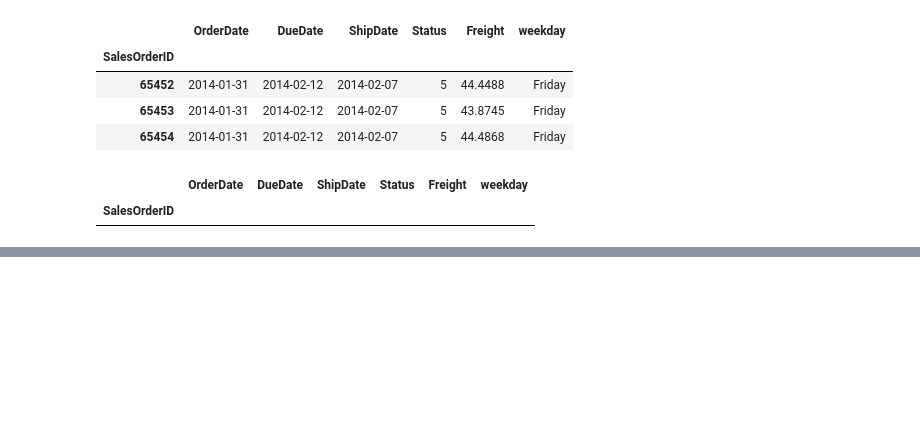
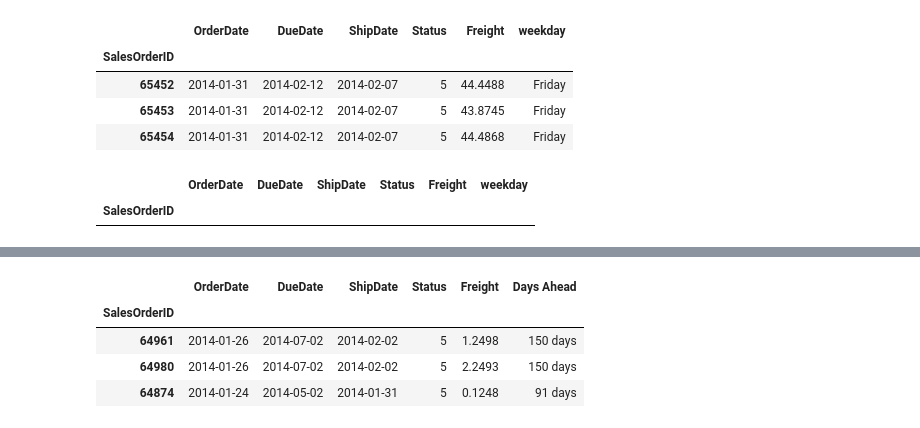
Before and after one commit to Elad-p/Python, a Jupyter notebook: Data Analysis/Working With Dates.ipynb, the cells around one changed output, grey strips where cells are left out. Drawn from its saved outputs; the diff is of its cells as text; code cells hidden in the pictures; blank space fills up the shorter version.

```diff
--- a/Data Analysis/Working With Dates.ipynb
+++ b/Data Analysis/Working With Dates.ipynb
@@ -279,0 +423,6 @@ sales.head(3)
+# %%
+sales = pd.read_csv('JanuarySales2014.csv', index_col='SalesOrderID',\
+                    usecols = ['SalesOrderID', 'OrderDate', 'DueDate', 'ShipDate', 'Status', 'Freight'],\
+                    parse_dates = ['OrderDate', 'DueDate', 'ShipDate'])
+
+sales.head(3)
@@ -357,0 +526,9 @@ sales[sales['DueDate'].dt.is_quarter_end].head(3)
+# %%
+sales['Days Ahead'] = sales['DueDate'] - sales['ShipDate']
+sales.sample(3)
+# %% [output]
+|  | OrderDate | DueDate | ShipDate | Status | Freight | Days Ahead |
+| SalesOrderID |  |  |  |  |  |  |
+| 64961 | 2014-01-26 | 2014-07-02 | 2014-02-02 | 5 | 1.2498 | 150 days |
+| 64980 | 2014-01-26 | 2014-07-02 | 2014-02-02 | 5 | 2.2493 | 150 days |
+| 64874 | 2014-01-24 | 2014-05-02 | 2014-01-31 | 5 | 0.1248 | 91 days |
```
Also changed, not shown: parts of 45 cells of this notebook.
